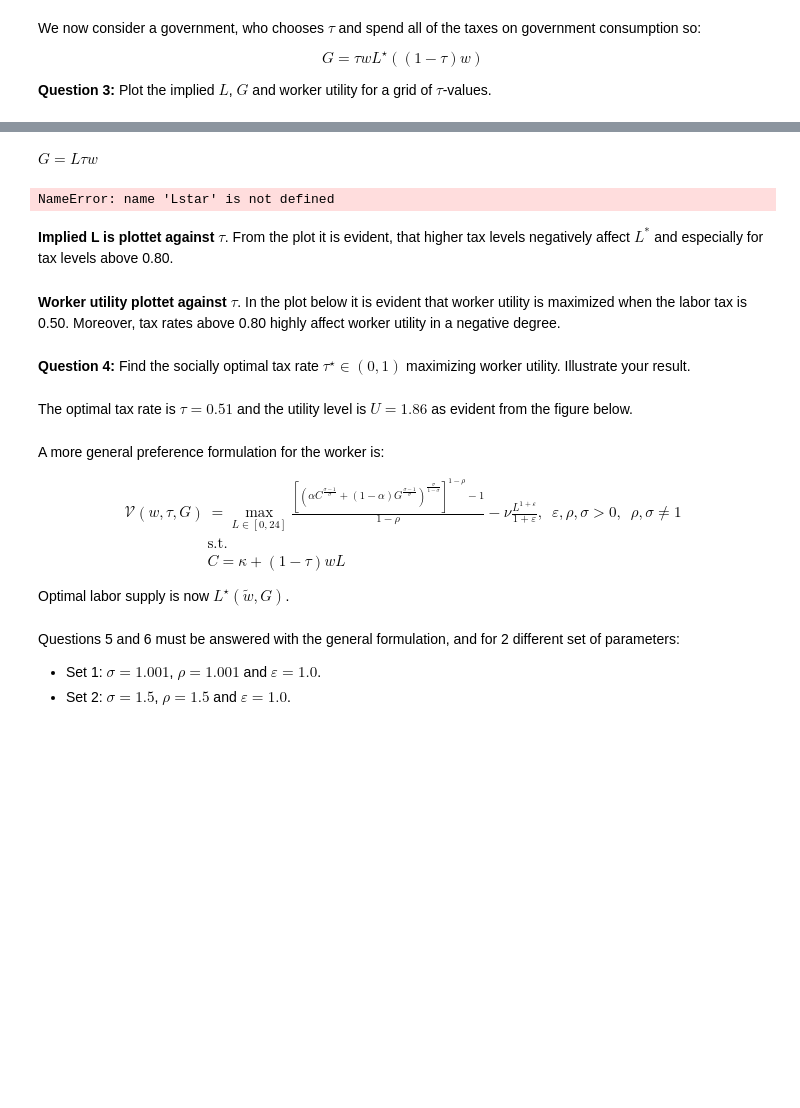
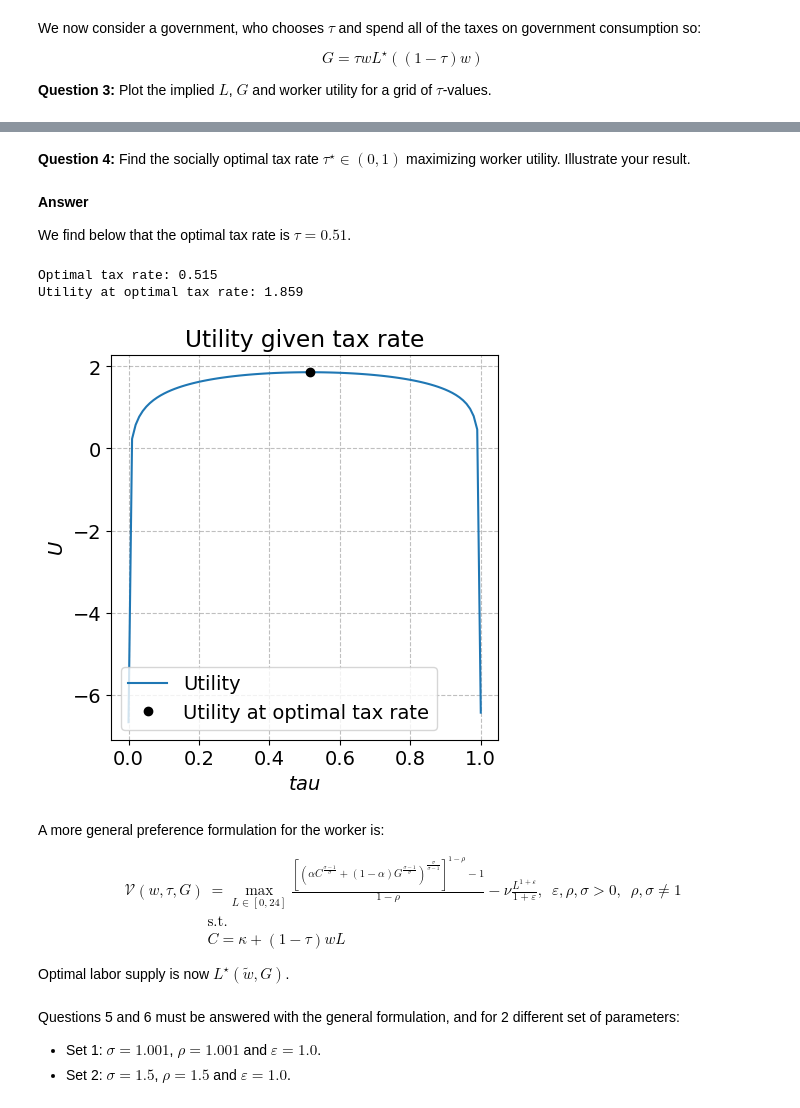
Before and after one commit to NumEconCopenhagen/projects-2023-magnus-kristian, a Jupyter notebook: examproject/Exam-2023-notebook.ipynb, the cells around one changed output, grey strips where cells are left out. Cells and saved outputs as stored; diff of their text form; code cells hidden in the pictures; blank space fills up the shorter version.

```diff
--- a/examproject/Exam-2023-notebook.ipynb
+++ b/examproject/Exam-2023-notebook.ipynb
@@ -242,26 +390,0 @@ $$
-# %%
-# Government budget is identified
-govbudget = sm.Eq(G,tau*w*L)
-display(govbudget)
-
-# Optimal labor is substituted into the government budget
-govbudget1 = govbudget.subs(L,Lstar.rhs)
-display(govbudget1)
-
-# The value of wtilde is substituted into the government budget
-govbudget2 = govbudget1.subs(wtilde,(1-tau)*w)
-display(govbudget2)
-
-# The government budget function is lambdified
-Lambda_govbudget2 = sm.lambdify(args=(kappa,v,alpha,w,tau),expr=govbudget2.rhs)
-gov_vec = Lambda_govbudget2(kappa=kappa_val,v=v_val,alpha=alpha_val,w=w_val,tau=tau_vec)
-
-# Government budget is plottet against tau
-fig = plt.figure(figsize=(10,5))
-ax = fig.add_subplot(1,1,1)
-ax.plot(tau_vec,gov_vec)
-# %% [output]
-$\displaystyle G = L \tau w$
-NameError: name 'Lstar' is not defined
-# %% [markdown]
-**Implied L is plottet against $\tau$**. From the plot it is evident, that higher tax levels negatively affect $L^*$ and especially for tax levels above 0.80.
@@ -292,2 +390,0 @@ ax.plot(tau_vec,l_vec)
-# %% [markdown]
-**Worker utility plottet against $\tau$**. In the plot below it is evident that worker utility is maximized when the labor tax is 0.50. Moreover, tax rates above 0.80 highly affect worker utility in a negative degree.
@@ -317,31 +391,46 @@ ax.plot(tau_vec,utility_vec)
 # %% [markdown]
 **Question 4:** Find the socially optimal tax rate $\tau^{\star}\in(0,1)$ maximizing worker utility. Illustrate your result.
-# %% [markdown]
-The optimal tax rate is $\tau = 0.51$ and the utility level is $U=1.86$ as evident from the figure below.
+# %% [markdown]
+**Answer**
+
+We find below that the optimal tax rate is $\tau = 0.51$.
 # %%
 # Define objective function
-obj = lambda tau : -utility_subs3_lambdify(kappa=kappa_val,v=v_val,alpha=alpha_val,w=w_val,tau=tau)
+obj = lambda tau : -Lambda_utility_sub3(kappa=kappa_val,v=v_val,alpha=alpha_val,w=w_val,tau=tau)
 
 # Define bounds
-bounds=[(0,0.99)]
+bounds=[(1e-8,1-1e-8)]
 
 # Define optimizer
 opt = optimize.minimize(obj, 0.5, method='Nelder-Mead', bounds=bounds)
 opt_tau = opt.x[0]
-print(opt_tau)
-print(-opt.fun)
 
-#Plot the result
-fig = plt.figure(figsize=(10,5))
+print(f'Optimal tax rate: {opt_tau:.3f}')
+print(f'Utility at optimal tax rate: {-opt.fun:.3f}')
+
+# Plot the result
+fig = plt.figure(figsize=(5,5))
+
 ax = fig.add_subplot(1,1,1)
-ax.plot(tau_vec,utility_vec)
-ax.plot(opt_tau,-opt.fun,'o')
+
+ax.plot(tau_vec,utility_vec, label='Utility')
+ax.plot(opt_tau,-opt.fun,'o', color='black', label='Utility at optimal tax rate')
+ax.set_xlabel('$tau$')
+ax.set_ylabel('$U$')
+ax.legend(loc='lower left')
+ax.set_title('Utility given tax rate')
+
+plt.show()
+# %% [output]
+Optimal tax rate: 0.515
+Utility at optimal tax rate: 1.859
+[figure, added]
 # %% [markdown]
 A more general preference formulation for the worker is:
 
 $$
 \begin{align*}
-\mathcal{V}(w,\tau,G)&=\max_{L\in[0,24]}\frac{\left[ \left( \alpha C^{\frac{\sigma-1}{\sigma}}+(1-\alpha) G^{\frac{\sigma-1}{\sigma}} \right)^{\frac{\sigma}{1-\sigma} }\right]^{1-\rho}-1}{1-\rho}- \nu\frac{L^{1+\varepsilon}}{1+\varepsilon},\,\,\,\varepsilon,\rho,\sigma>0,\,\,\,\rho,\sigma\neq1\\&\text{s.t.}\\&C=\kappa+(1-\tau)wL
+\mathcal{V}(w,\tau,G)&=\max_{L\in[0,24]}\frac{\left[ \left( \alpha C^{\frac{\sigma-1}{\sigma}}+(1-\alpha) G^{\frac{\sigma-1}{\sigma}} \right)^{\frac{\sigma}{\sigma-1} }\right]^{1-\rho}-1}{1-\rho}- \nu\frac{L^{1+\varepsilon}}{1+\varepsilon},\,\,\,\varepsilon,\rho,\sigma>0,\,\,\,\rho,\sigma\neq1\\&\text{s.t.}\\&C=\kappa+(1-\tau)wL
 \end{align*}
 $$
 
```
Also changed, not shown: parts of 52 cells of this notebook.
